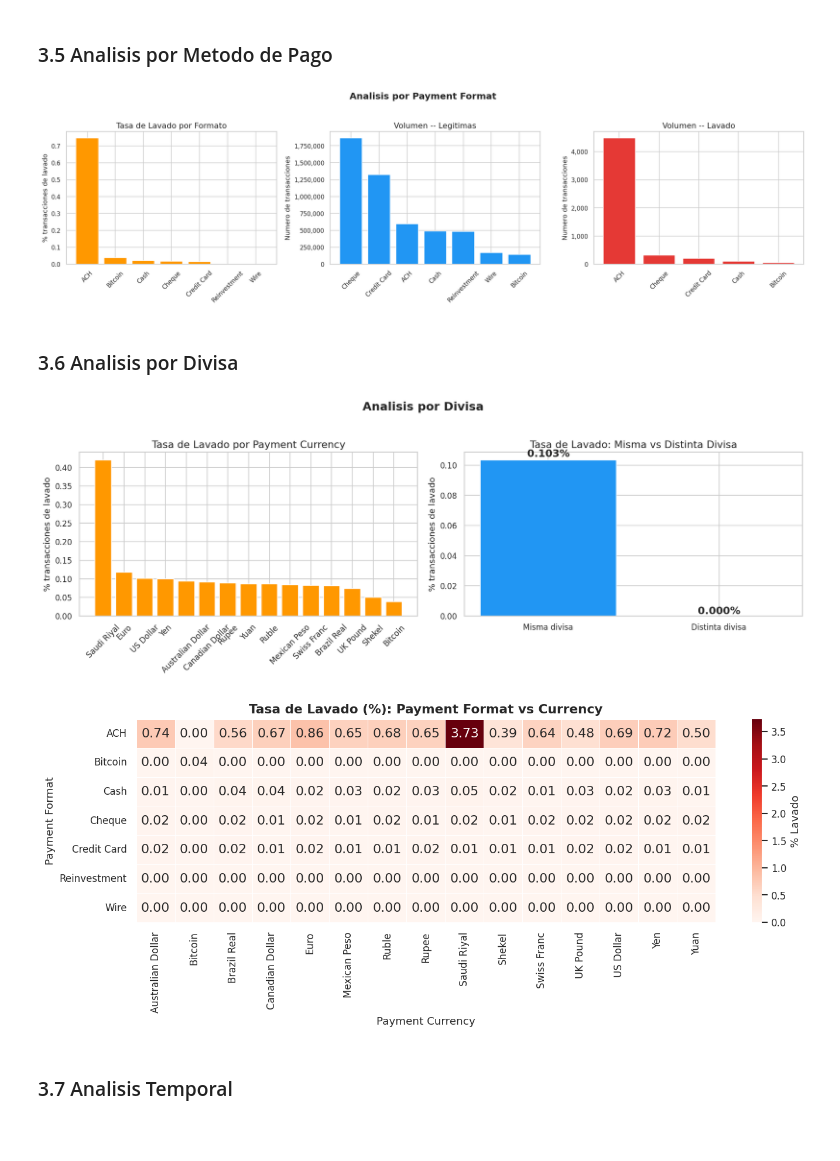
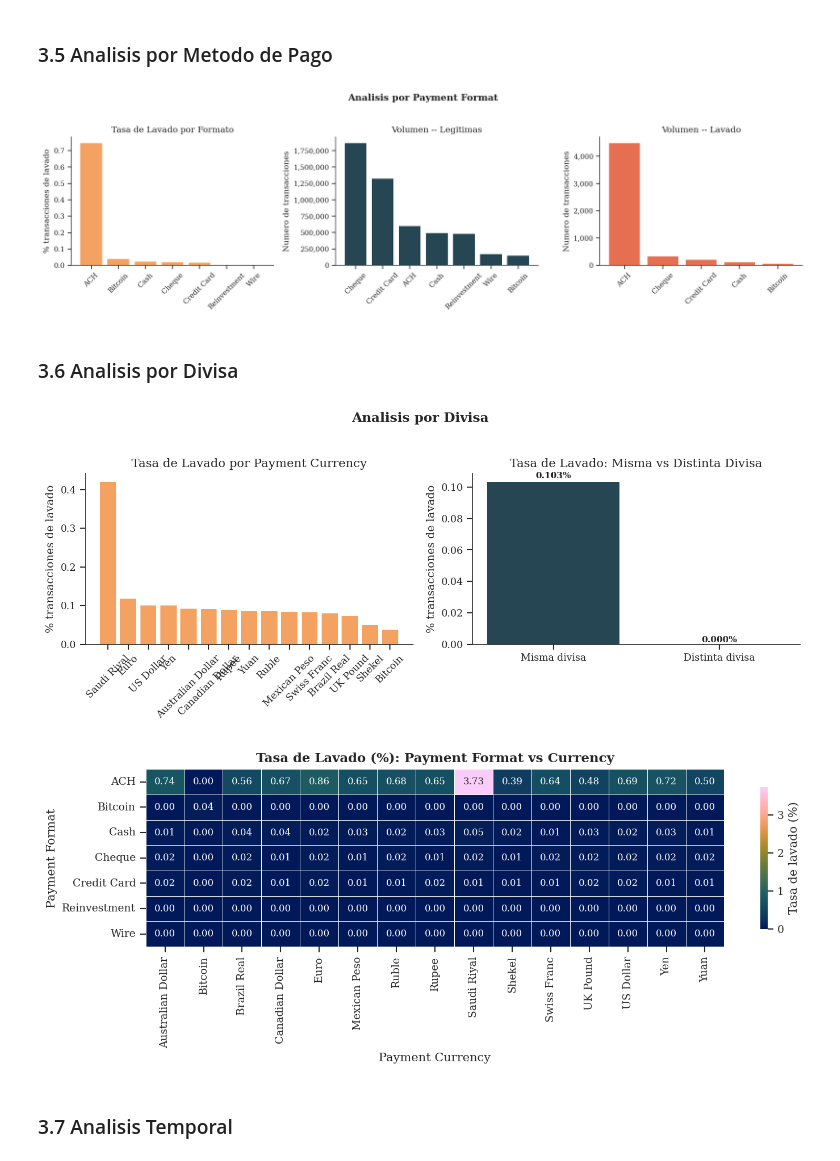
Before and after one commit to luencaro/anti-money-laundering-ml, a Jupyter notebook: Machine_Learning_Final_Project.ipynb, the cells around one changed output. Cells and saved outputs as stored; diff of their text form; code cells hidden in the pictures; blank space fills up the shorter version.

```diff
--- a/Machine_Learning_Final_Project.ipynb
+++ b/Machine_Learning_Final_Project.ipynb
@@ -224,70 +256,73 @@ display(stats.style.format('{:,.2f}'))
 # %% [markdown]
 ### 3.5 Analisis por Metodo de Pago
 # %%
-fig, axes = plt.subplots(1, 3, figsize=(18, 5))
+fig, axes = plt.subplots(1, 3, figsize=(14, 4))
 
 fraud_rate_fmt = trans.groupby('Payment Format')['Is Laundering'].mean().sort_values(ascending=False)
-axes[0].bar(fraud_rate_fmt.index, fraud_rate_fmt.values * 100, color=PALETTE['accent'], edgecolor='white')
+axes[0].bar(fraud_rate_fmt.index, fraud_rate_fmt.values * 100, color=PALETTE['accent'], edgecolor='none')
 axes[0].set_title('Tasa de Lavado por Formato')
 axes[0].set_ylabel('% transacciones de lavado')
 axes[0].tick_params(axis='x', rotation=45)
 
 fmt_legit = legit['Payment Format'].value_counts()
-axes[1].bar(fmt_legit.index, fmt_legit.values, color=PALETTE['legit'], edgecolor='white')
+axes[1].bar(fmt_legit.index, fmt_legit.values, color=PALETTE['legit'], edgecolor='none')
 axes[1].set_title('Volumen -- Legitimas')
 axes[1].set_ylabel('Numero de transacciones')
 axes[1].yaxis.set_major_formatter(mticker.FuncFormatter(lambda x, _: f'{x:,.0f}'))
 axes[1].tick_params(axis='x', rotation=45)
 
 fmt_fraud = fraud['Payment Format'].value_counts()
-axes[2].bar(fmt_fraud.index, fmt_fraud.values, color=PALETTE['fraud'], edgecolor='white')
+axes[2].bar(fmt_fraud.index, fmt_fraud.values, color=PALETTE['fraud'], edgecolor='none')
 axes[2].set_title('Volumen -- Lavado')
 axes[2].set_ylabel('Numero de transacciones')
 axes[2].yaxis.set_major_formatter(mticker.FuncFormatter(lambda x, _: f'{x:,.0f}'))
 axes[2].tick_params(axis='x', rotation=45)
 
 fig.suptitle('Analisis por Payment Format', fontweight='bold', y=1.02)
+sns.despine()
 plt.tight_layout()
 plt.show()
 # %% [output]
-[figure, old version]
+[figure, new version]
 # %% [markdown]
 ### 3.6 Analisis por Divisa
 # %%
-fig, axes = plt.subplots(1, 2, figsize=(14, 5))
+fig, axes = plt.subplots(1, 2, figsize=(10, 4))
 
 fraud_rate_cur = trans.groupby('Payment Currency')['Is Laundering'].mean().sort_values(ascending=False)
-axes[0].bar(fraud_rate_cur.index, fraud_rate_cur.values * 100, color=PALETTE['accent'], edgecolor='white')
+axes[0].bar(fraud_rate_cur.index, fraud_rate_cur.values * 100, color=PALETTE['accent'], edgecolor='none')
 axes[0].set_title('Tasa de Lavado por Payment Currency')
 axes[0].set_ylabel('% transacciones de lavado')
 axes[0].tick_params(axis='x', rotation=45)
 
 trans['Currency Mismatch'] = (trans['Payment Currency'] != trans['Receiving Currency']).astype(int)
 mismatch_rate = trans.groupby('Currency Mismatch')['Is Laundering'].mean()
 bar_labels = ['Misma divisa', 'Distinta divisa']
 bar_colors = [PALETTE['legit'], PALETTE['fraud']]
-bars = axes[1].bar(bar_labels, mismatch_rate.values * 100, color=bar_colors, edgecolor='white')
+bars = axes[1].bar(bar_labels, mismatch_rate.values * 100, color=bar_colors, edgecolor='none')
 axes[1].set_title('Tasa de Lavado: Misma vs Distinta Divisa')
 axes[1].set_ylabel('% transacciones de lavado')
 for bar, val in zip(bars, mismatch_rate.values):
     axes[1].text(bar.get_x() + bar.get_width() / 2, bar.get_height() * 1.01,
-                 f'{val*100:.3f}%', ha='center', va='bottom', fontweight='bold')
+                 f'{val*100:.3f}%', ha='center', va='bottom', fontsize=8, fontweight='bold')
 
 fig.suptitle('Analisis por Divisa', fontweight='bold', y=1.02)
+sns.despine()
 plt.tight_layout()
 plt.show()
 
-# Heatmap
+# Heatmap con cmcrameri
 pivot = trans.groupby(['Payment Format', 'Payment Currency'])['Is Laundering'].mean().unstack(fill_value=0)
-plt.figure(figsize=(12, 5))
-sns.heatmap(pivot * 100, cmap='Reds', annot=True, fmt='.2f', linewidths=0.5,
-            cbar_kws={'label': '% Lavado'})
-plt.title('Tasa de Lavado (%): Payment Format vs Currency', fontweight='bold')
+fig, ax = plt.subplots(figsize=(10, 4))
+sns.heatmap(pivot * 100, cmap=HEATMAP_CMAP, annot=True, fmt='.2f', linewidths=0.3,
+            linecolor='white', annot_kws={'size': 8},
+            cbar_kws={'label': 'Tasa de lavado (%)', 'shrink': 0.8}, ax=ax)
+ax.set_title('Tasa de Lavado (%): Payment Format vs Currency', fontweight='bold')
 plt.tight_layout()
 plt.show()
 # %% [output]
-[figure, old version]
+[figure, new version]
-[figure, old version]
+[figure, new version]
 # %% [markdown]
 ### 3.7 Analisis Temporal
 # %%
```
Also changed, not shown: parts of 15 cells of this notebook.
